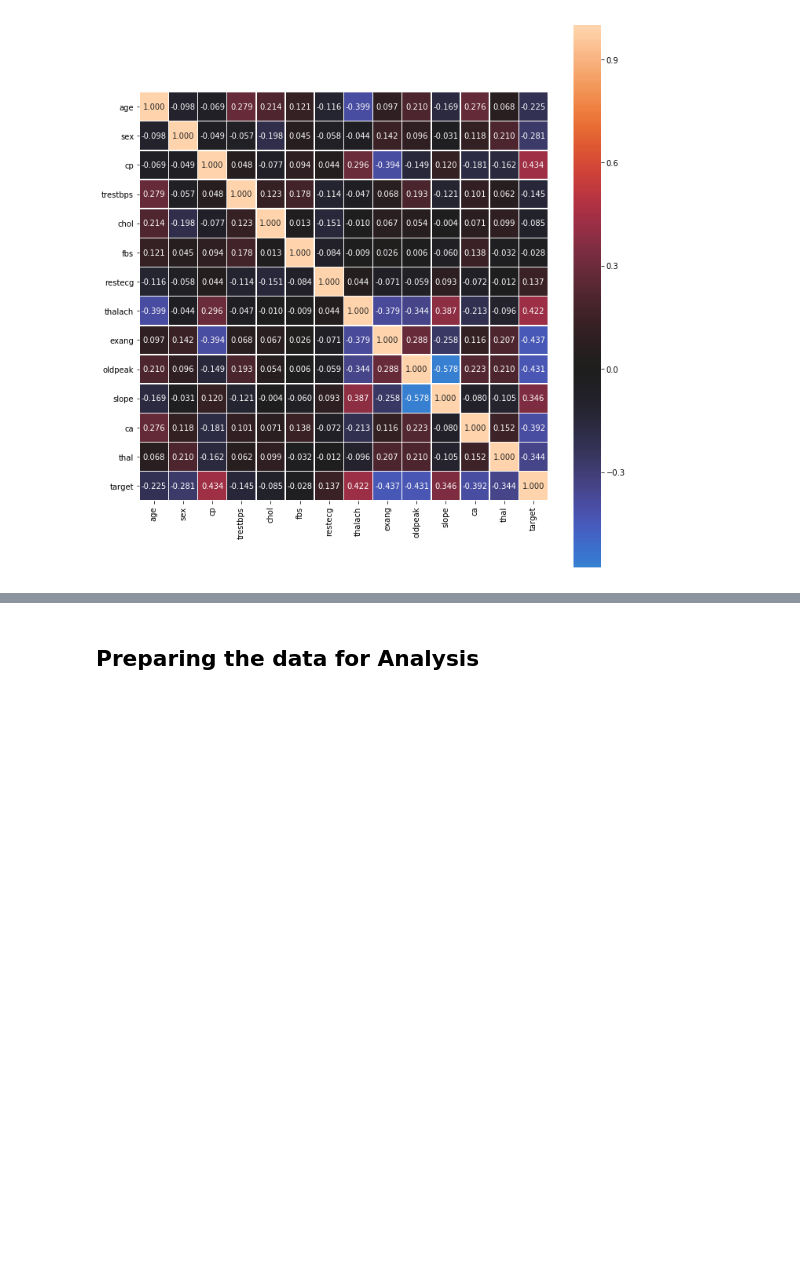
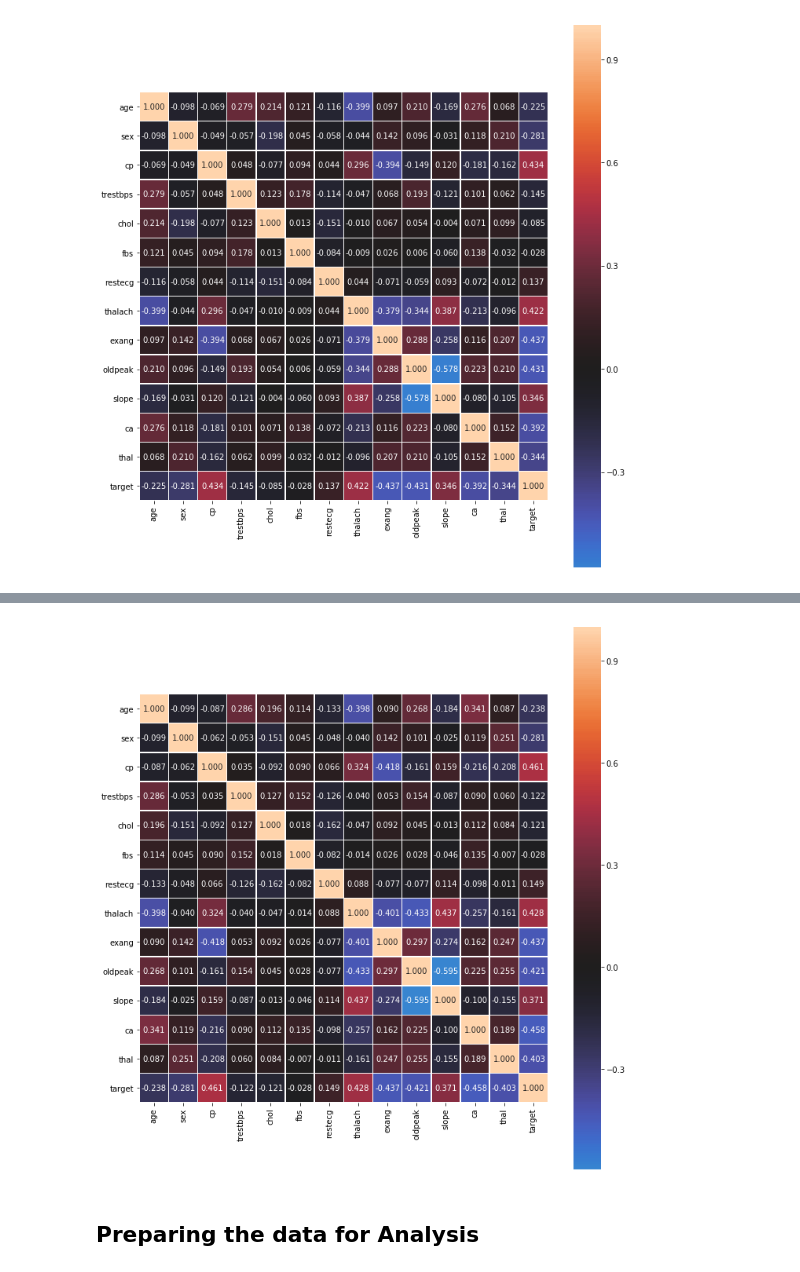
Before and after one commit to omrison/Kaggle-Data-Plotting, a Jupyter notebook: ML Model Comparison.ipynb, the cells around one changed output, grey strips where cells are left out. Cells and saved outputs as stored; diff of their text form; code cells hidden in the pictures; blank space fills up the shorter version.

```diff
--- a/ML Model Comparison.ipynb
+++ b/ML Model Comparison.ipynb
@@ -164,0 +249,3 @@ plt.show()
+# %%
+df_corr_spearman = df.corr(method='spearman')
+df_corr_spearman
@@ -165,3 +268,16 @@ plt.show()
+# %%
+plt.figure(figsize=(10,10))
+sns.heatmap(df_corr_spearman,
+            square=True,
+            center=0,
+            linewidths=.5,
+            annot=True,
+            fmt='.3f')
+plt.tight_layout()
+
+plt.show()
+# %% [output]
+[figure, added]
 # %% [markdown]
 ## Preparing the data for Analysis
 # %%
```
Also changed, not shown: parts of 9 cells of this notebook.
